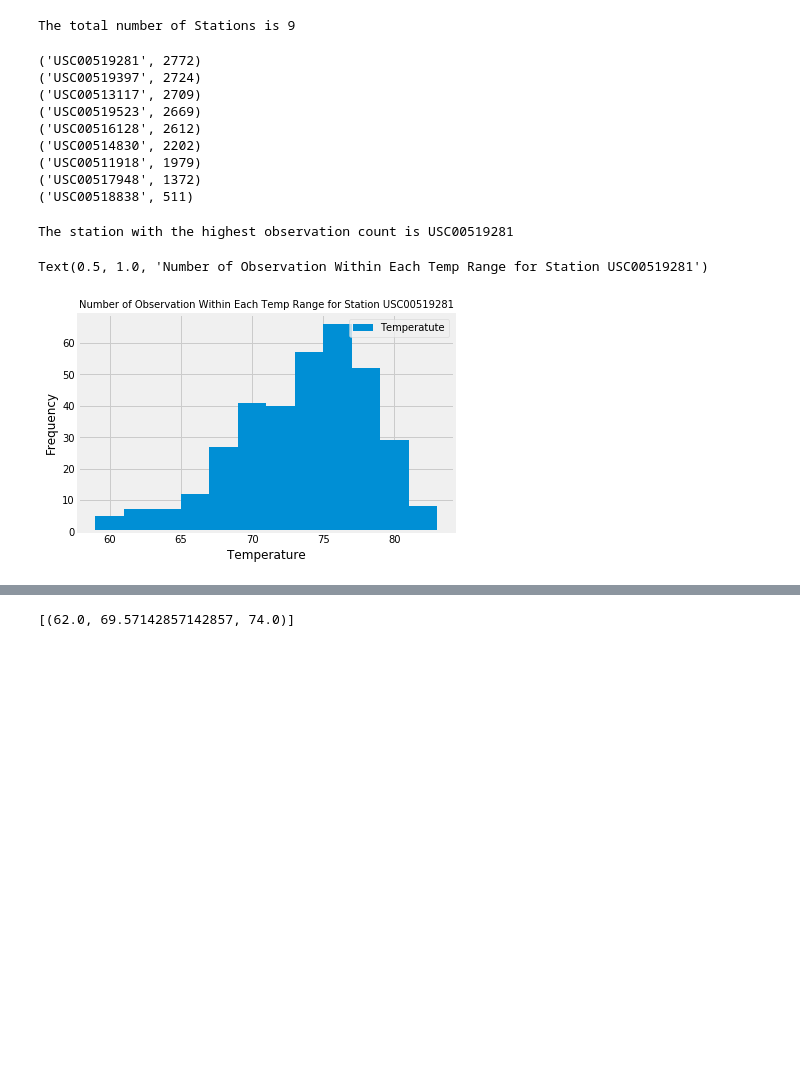
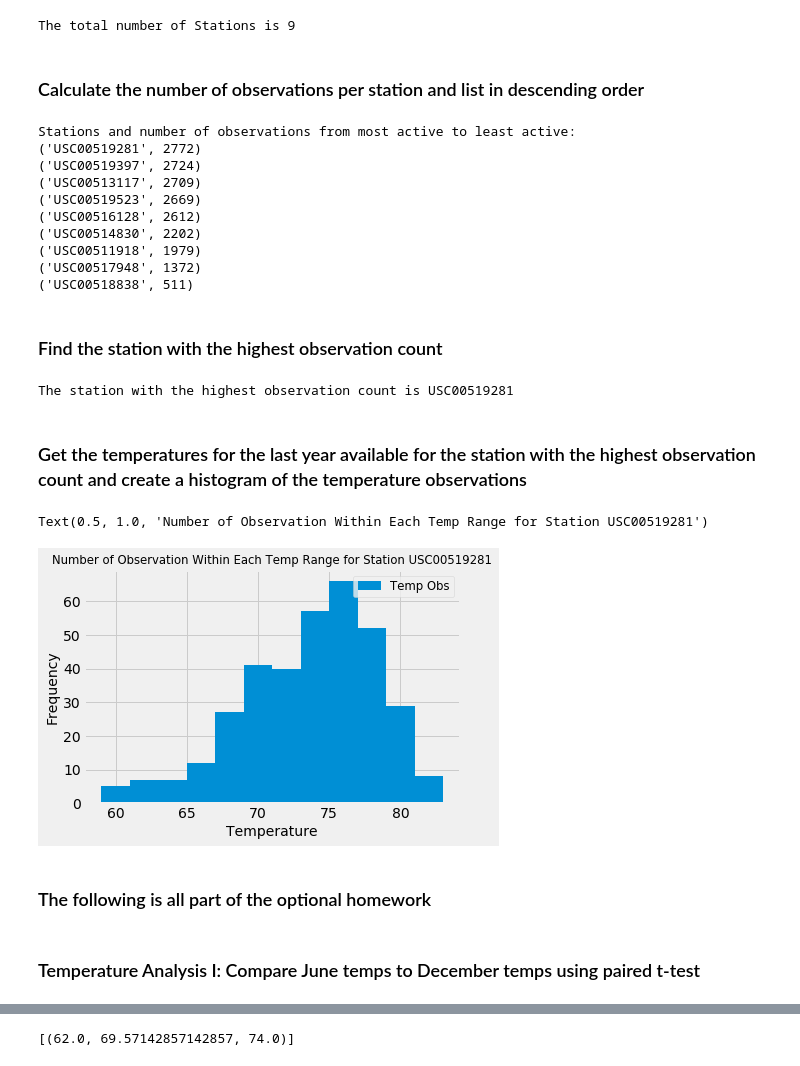
Before and after one commit to jteickholt/sqlalchemy-challenge, a Jupyter notebook: climate_starter.ipynb, the cells around one changed output, grey strips where cells are left out. Drawn from its saved outputs; the diff is of its cells as text; code cells hidden in the pictures; blank space fills up the shorter version.

```diff
--- a/climate_starter.ipynb
+++ b/climate_starter.ipynb
@@ -136,6 +145,8 @@ stations = session.query(Measurement.station).group_by(Measurement.station).coun
 print(f"The total number of Stations is {stations}")
 # %% [output]
 The total number of Stations is 9
+# %% [markdown]
+### Calculate the number of observations per station and list in descending order
 # %%
 # Query to find the most active stations.  Count the number of measurment id's per station and
 # output in descending order.
@@ -145,9 +156,11 @@ activity = session.query(Measurement.station, func.count(Measurement.id)).group_
 
 # Print the station and count data
 
+print(f"Stations and number of observations from most active to least active:")
 for a in activity:
     print(a)
 # %% [output]
+Stations and number of observations from most active to least active:
 ('USC00519281', 2772)
 ('USC00519397', 2724)
 ('USC00513117', 2709)
@@ -157,6 +170,8 @@ for a in activity:
 ('USC00511918', 1979)
 ('USC00517948', 1372)
 ('USC00518838', 511)
+# %% [markdown]
+### Find the station with the highest observation count
 # %%
 # Find Station with the highest observation count.  Order by the count of id's per station, sort by
 # descending order and output the first, which will be the staton with the higher observation count.
@@ -173,29 +188,35 @@ activestation, = highestcount
 print(f"The station with the highest observation count is {activestation}")
 # %% [output]
 The station with the highest observation count is USC00519281
+# %% [markdown]
+### Get the temperatures for the last year available for the station with the highest observation count and create a histogram of the temperature observations
 # %%
 # Query temperature measurement for the last year for the station with the highest number of observations
 
 temps = session.query(Measurement.station , Measurement.date, Measurement.tobs).filter(Measurement.date>=date_1yrago). \
                   filter(Measurement.station == activestation).all()
 
 # Unpack the list of tuples
 
 templist= list(zip(*temps))
 
 # Assign list elements to variables
 
 station1, date1, temp1 = templist
 
 # Create a histogram of the temperatures
 
 fig, ax = plt.subplots()
 
-ax.hist(temp1, bins=12, label='Temperatute')
-ax.legend(loc='upper right')
-ax.set_ylabel('Frequency')
-ax.set_xlabel('Temperature')
-ax.set_title(f"Number of Observation Within Each Temp Range for Station {activestation}", fontsize='medium')
+ax.hist(temp1, bins=12, label='Temp Obs')
+ax.legend(loc='upper right', fontsize='small')
+ax.set_ylabel('Frequency', fontsize='medium')
+ax.set_xlabel('Temperature', fontsize='medium')
+ax.set_title(f"Number of Observation Within Each Temp Range for Station {activestation}", fontsize='small')
 # %% [output]
 Text(0.5, 1.0, 'Number of Observation Within Each Temp Range for Station USC00519281')
-[figure, old version]
+[figure, new version]
+# %% [markdown]
+### The following is all part of the optional homework
+# %% [markdown]
+### Temperature Analysis I:  Compare June temps to December temps using paired t-test
```
Also changed, not shown: parts of 8 cells of this notebook.
